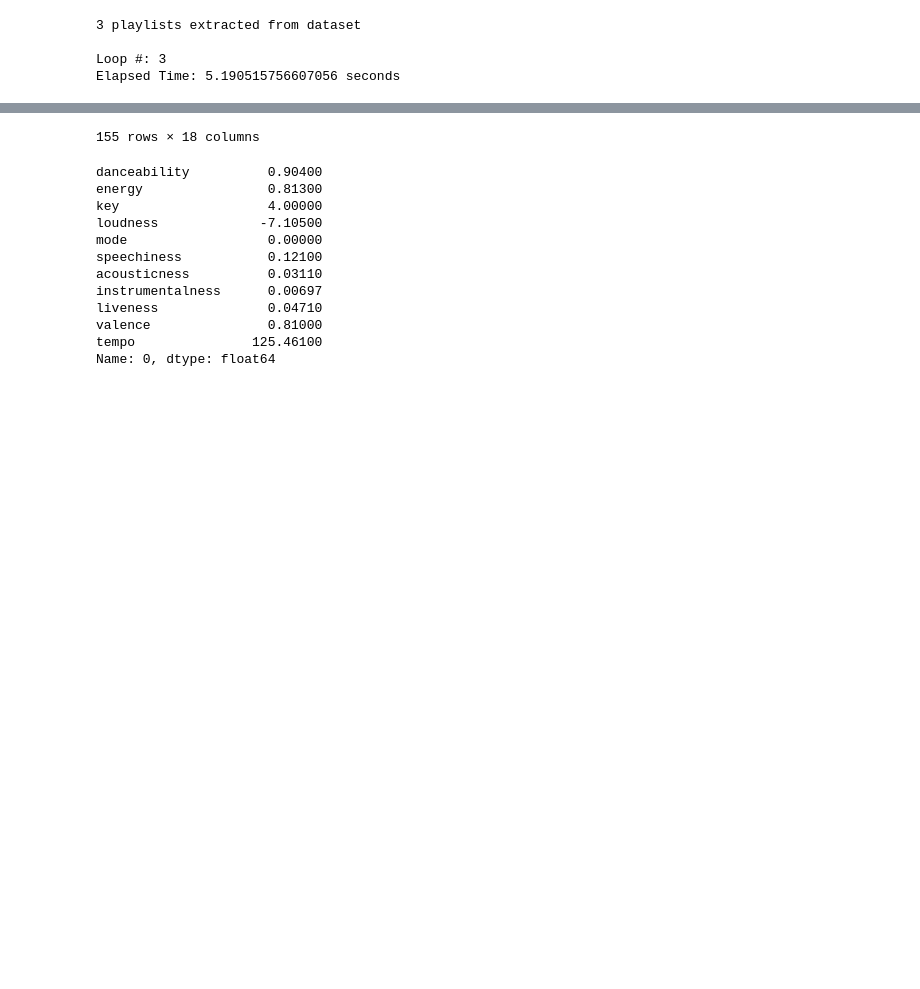
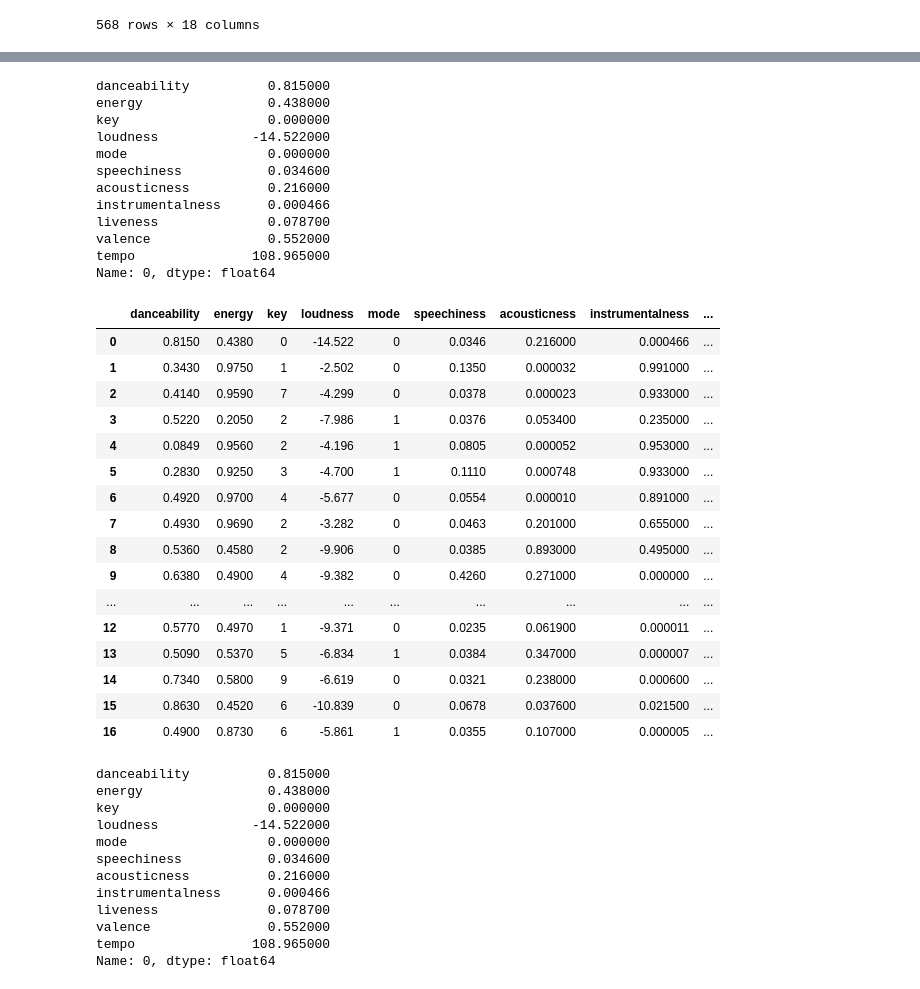
Before and after one commit to SimonasBubnys/recommender-systems, a Jupyter notebook: song_recommendation_cos_sim.ipynb, the cells around one changed output, grey strips where cells are left out. Saved outputs shown, nothing was run; the diff lists cells and outputs as text; code cells hidden in the pictures; blank space fills up the shorter version.

```diff
--- a/song_recommendation_cos_sim.ipynb
+++ b/song_recommendation_cos_sim.ipynb
@@ -35,29 +40,32 @@ client_secret = '16d994f070064371beb8758f32d64180'
 client_cc = cc(client_id=client_id,client_secret=client_secret)
 sp = spotipy.Spotify(client_credentials_manager=client_cc)
 # %%
+import warnings
 # from playlists extract tracks with corresponding features from spotipy
 import time
 import numpy as np
 
 sleep_min = 2
-sleep_max = 5
+sleep_max = 3
 start_time = time.time()
 request_count = 0
 tracks_w_features = pd.DataFrame()
 recommendations = pd.DataFrame()
-for i in range(3):
+for i in range(0,5):
     request_count+=1
-    if request_count % 3 == 0:
-        print(str(request_count) + " playlists extracted from dataset")
-        print()
+    if request_count % 2 == 0:
+        #print(str(request_count) + " playlists extracted from dataset")
         time.sleep(np.random.uniform(sleep_min, sleep_max))
-        print('Loop #: {}'.format(request_count))
-        print('Elapsed Time: {} seconds'.format(time.time() - start_time))
+        #print('Loop #: {}'.format(request_count))
+        #print('Elapsed Time: {} seconds'.format(time.time() - start_time))
     # extract audio features using spotipy api (called sp with credentials)
-    tracks = pd.DataFrame(sp.audio_features(pd.DataFrame(playlists['tracks'][i]).reset_index(drop=True).track_uri))
-    tracks_w_features = tracks_w_features.append(tracks)
+    if len(playlists['tracks'][i]) < 50:
+        tracks = pd.DataFrame(sp.audio_features(pd.DataFrame(playlists['tracks'][i]).reset_index(drop=True).track_uri))
+        tracks_w_features = tracks_w_features.append(tracks)
 display(tracks_w_features)
 # remove useless-categorical columns, can use index to get song information later
 input = tracks_w_features.drop(columns=['time_signature', 'duration_ms','analysis_url','track_href','uri','id','type']).copy()
 display(input.iloc[0])
+warnings.filterwarnings("ignore")
+warnings.filterwarnings(action='once')
 # %% [output]
@@ -64,4 +84 @@ display(input.iloc[0])
-3 playlists extracted from dataset
-
-Loop #: 3
-Elapsed Time: 5.190515756607056 seconds
+568 rows × 18 columns
@@ -80,15 +85,43 @@ Elapsed Time: 5.190515756607056 seconds
-155 rows × 18 columns
+danceability          0.815000
+energy                0.438000
+key                   0.000000
+loudness            -14.522000
+mode                  0.000000
+speechiness           0.034600
+acousticness          0.216000
+instrumentalness      0.000466
+liveness              0.078700
+valence               0.552000
+tempo               108.965000
+Name: 0, dtype: float64
+|  | danceability | energy | key | loudness | mode | speechiness | acousticness | instrumentalness | ... |
+| 0 | 0.8150 | 0.4380 | 0 | -14.522 | 0 | 0.0346 | 0.216000 | 0.000466 | ... |
+| 1 | 0.3430 | 0.9750 | 1 | -2.502 | 0 | 0.1350 | 0.000032 | 0.991000 | ... |
+| 2 | 0.4140 | 0.9590 | 7 | -4.299 | 0 | 0.0378 | 0.000023 | 0.933000 | ... |
+| 3 | 0.5220 | 0.2050 | 2 | -7.986 | 1 | 0.0376 | 0.053400 | 0.235000 | ... |
+| 4 | 0.0849 | 0.9560 | 2 | -4.196 | 1 | 0.0805 | 0.000052 | 0.953000 | ... |
+| 5 | 0.2830 | 0.9250 | 3 | -4.700 | 1 | 0.1110 | 0.000748 | 0.933000 | ... |
+| 6 | 0.4920 | 0.9700 | 4 | -5.677 | 0 | 0.0554 | 0.000010 | 0.891000 | ... |
+| 7 | 0.4930 | 0.9690 | 2 | -3.282 | 0 | 0.0463 | 0.201000 | 0.655000 | ... |
+| 8 | 0.5360 | 0.4580 | 2 | -9.906 | 0 | 0.0385 | 0.893000 | 0.495000 | ... |
+| 9 | 0.6380 | 0.4900 | 4 | -9.382 | 0 | 0.4260 | 0.271000 | 0.000000 | ... |
+| ... | ... | ... | ... | ... | ... | ... | ... | ... | ... |
+| 12 | 0.5770 | 0.4970 | 1 | -9.371 | 0 | 0.0235 | 0.061900 | 0.000011 | ... |
+| 13 | 0.5090 | 0.5370 | 5 | -6.834 | 1 | 0.0384 | 0.347000 | 0.000007 | ... |
+| 14 | 0.7340 | 0.5800 | 9 | -6.619 | 0 | 0.0321 | 0.238000 | 0.000600 | ... |
+| 15 | 0.8630 | 0.4520 | 6 | -10.839 | 0 | 0.0678 | 0.037600 | 0.021500 | ... |
+| 16 | 0.4900 | 0.8730 | 6 | -5.861 | 1 | 0.0355 | 0.107000 | 0.000005 | ... |
-danceability          0.90400
-energy                0.81300
-key                   4.00000
-loudness             -7.10500
-mode                  0.00000
-speechiness           0.12100
-acousticness          0.03110
-instrumentalness      0.00697
-liveness              0.04710
-valence               0.81000
-tempo               125.46100
+danceability          0.815000
+energy                0.438000
+key                   0.000000
+loudness            -14.522000
+mode                  0.000000
+speechiness           0.034600
+acousticness          0.216000
+instrumentalness      0.000466
+liveness              0.078700
+valence               0.552000
+tempo               108.965000
 Name: 0, dtype: float64
 # %%
 from sklearn.metrics.pairwise import cosine_similarity
```
Also changed, not shown: parts of 7 cells of this notebook.
